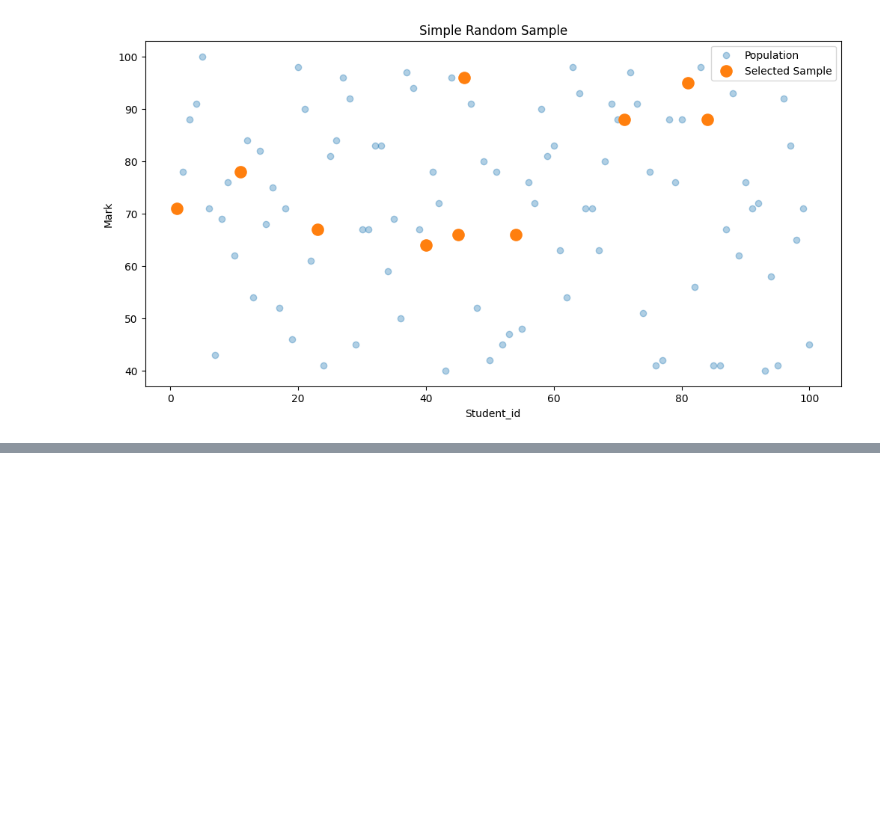
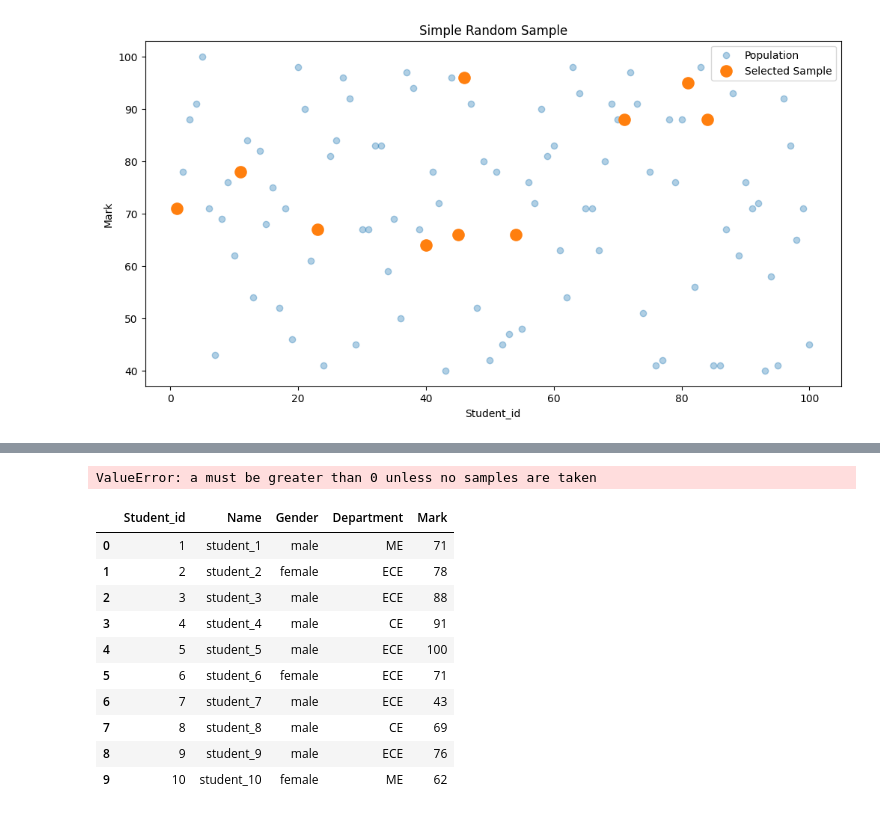
Before and after one commit to kapilkumar12gla/2nd-year-Data-science-and-Visualization, a Jupyter notebook: numpy.ipynb, the cells around one changed output, grey strips where cells are left out. Cells and saved outputs as stored; diff of their text form; code cells hidden in the pictures; blank space fills up the shorter version.

```diff
--- a/numpy.ipynb
+++ b/numpy.ipynb
@@ -374,0 +464,30 @@ plt.show()
+# %%
+#quota sampling
+male_sample=df[
+    df['Gender']=='Male'
+    ].sample(n=5,random_state=42)
+
+femal_sample=df[
+    df['Gender']=='Female'
+    ].sample(n=5, random_state=42)
+
+quota_sample=pd.concat([male_sample,femal_sample])
+quota_sample
+# %% [output]
+ValueError: a must be greater than 0 unless no samples are taken
+# %%
+# conveninence
+c_sample=df.head(10)
+c_sample
+# %% [output]
+|  | Student_id | Name | Gender | Department | Mark |
+| 0 | 1 | student_1 | male | ME | 71 |
+| 1 | 2 | student_2 | female | ECE | 78 |
+| 2 | 3 | student_3 | male | ECE | 88 |
+| 3 | 4 | student_4 | male | CE | 91 |
+| 4 | 5 | student_5 | male | ECE | 100 |
+| 5 | 6 | student_6 | female | ECE | 71 |
+| 6 | 7 | student_7 | male | ECE | 43 |
+| 7 | 8 | student_8 | male | CE | 69 |
+| 8 | 9 | student_9 | male | ECE | 76 |
+| 9 | 10 | student_10 | female | ME | 62 |
```
Also changed, not shown: parts of 8 cells of this notebook.
